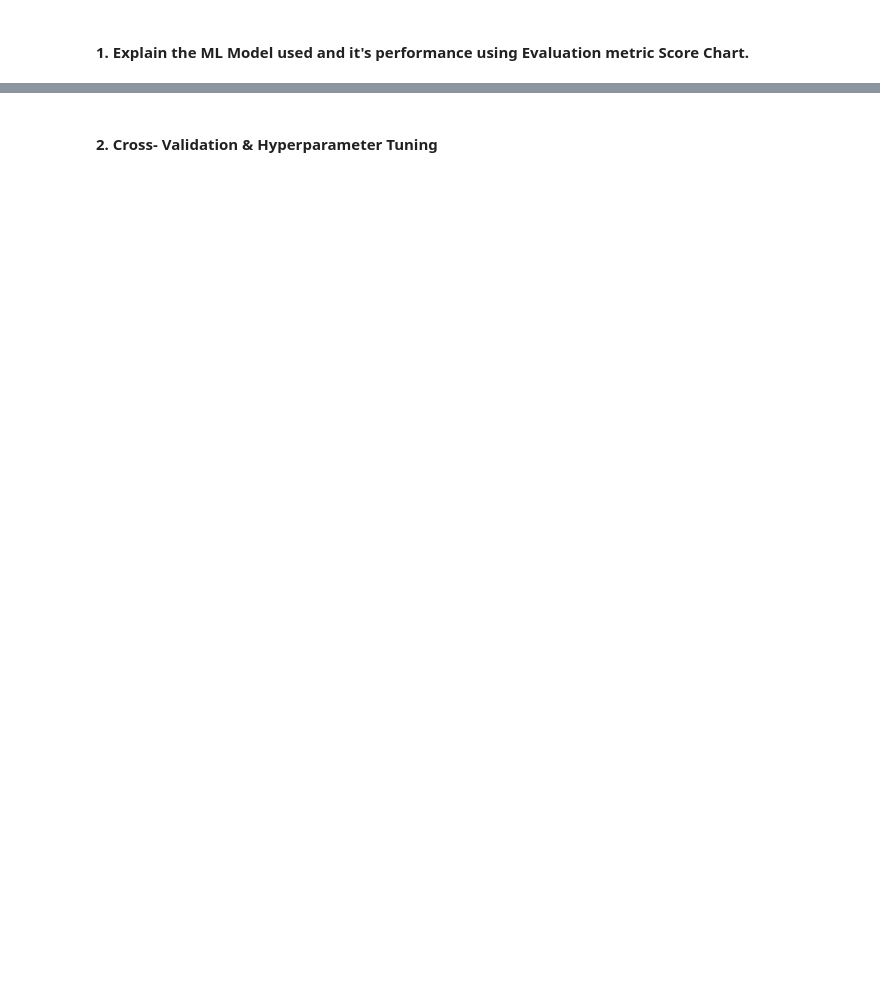
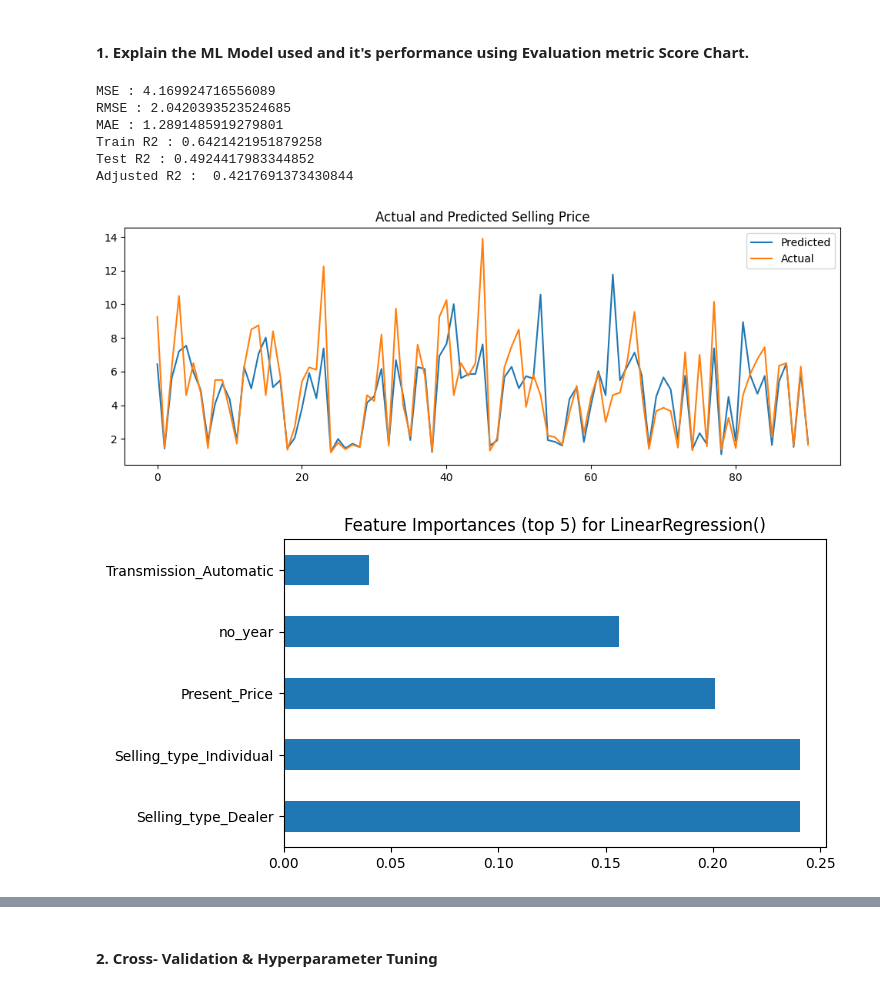
Before and after one commit to mirjubair/oibsip_taskno3, a Jupyter notebook: Car_Price_Prediction_with_Machine_Learning.ipynb, the cells around one changed output, grey strips where cells are left out. Drawn from its saved outputs; the diff is of its cells as text; code cells hidden in the pictures; blank space fills up the shorter version.

```diff
--- a/Car_Price_Prediction_with_Machine_Learning.ipynb
+++ b/Car_Price_Prediction_with_Machine_Learning.ipynb
@@ -442,0 +635,4 @@ One hot encoding is used to encode the categorical variables into numerical form
+# %%
+# Scaling your data
+scaler = StandardScaler()
+X = scaler.fit_transform(df[features])
@@ -471 +730,4 @@ Name: Selling_Price, Length: 124, dtype: int64
+# %%
+# Create a score dataframe
+score = pd.DataFrame(index = ['MSE', 'RMSE', 'MAE', 'Train R2', 'Test R2', 'Adjusted R2'])
 # %% [markdown]
@@ -479,3 +735,25 @@ Name: Selling_Price, Length: 124, dtype: int64
+# %%
+# Import the LinearRegression class
+reg = LinearRegression()
+
+# Fit the linear regression model to the training data
+reg.fit(X_train, y_train)
+
+# Predict on the model
+y_pred_li = reg.predict(X_test)
 # %% [markdown]
 #### 1. Explain the ML Model used and it's performance using Evaluation metric Score Chart.
+# %%
+# Visualizing evaluation Metric Score chart
+linear_score = evaluate_model(reg, y_test,y_pred_li)
+score['Linear regression'] = linear_score
+# %% [output]
+MSE : 4.169924716556089
+RMSE : 2.0420393523524685
+MAE : 1.2891485919279801
+Train R2 : 0.6421421951879258
+Test R2 : 0.4924417983344852
+Adjusted R2 :  0.4217691373430844
+[figure, added]
+[figure, added]
 # %%
```
Also changed, not shown: parts of 177 cells of this notebook.
